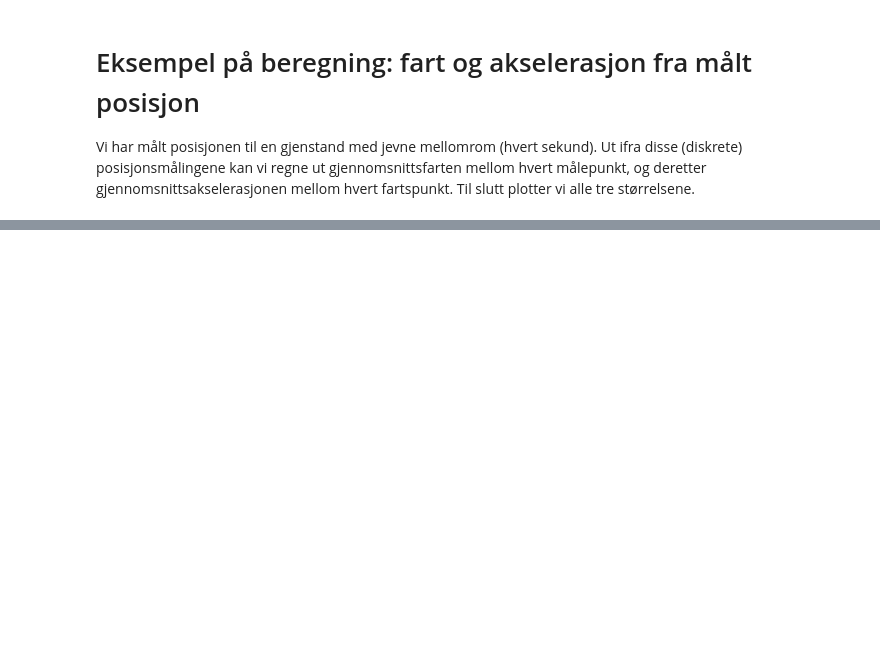
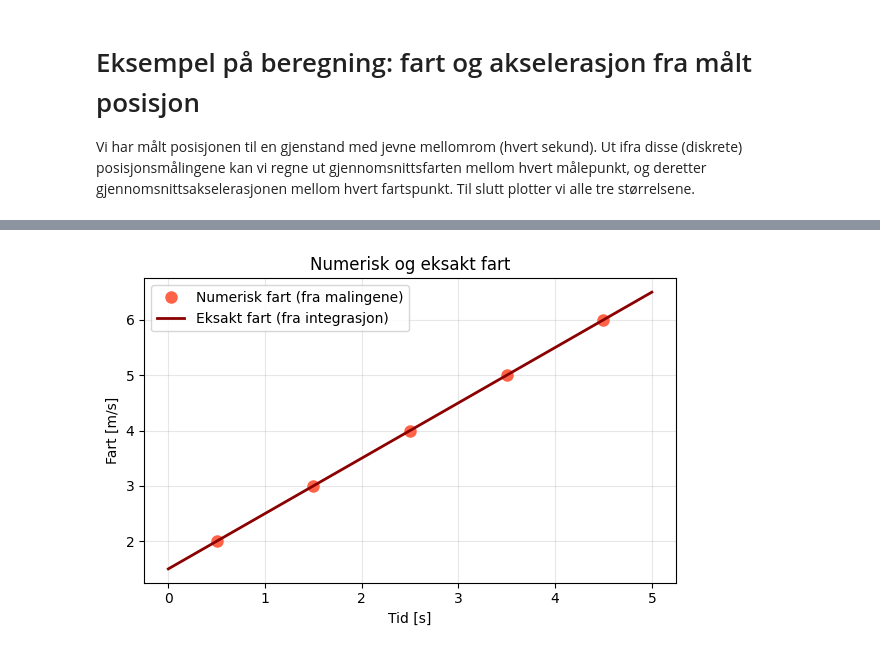
Before and after one commit to kosmoben/TRES0312, a Jupyter notebook: TRES0312 Python/Kap1_HvaErFysikk/K1_fart_og_akselerasjon.ipynb, the cells around one changed output, grey strips where cells are left out. Saved outputs shown, nothing was run; the diff lists cells and outputs as text; code cells hidden in the pictures; blank space fills up the shorter version.

```diff
--- a/TRES0312 Python/Kap1_HvaErFysikk/K1_fart_og_akselerasjon.ipynb
+++ b/TRES0312 Python/Kap1_HvaErFysikk/K1_fart_og_akselerasjon.ipynb
@@ -41,0 +68,45 @@ plt.show()
+# %%
+import sympy as sp
+
+# Akselerasjonen vi fant over er konstant - bruker gjennomsnittet som verdien
+a_verdi = a.mean()  # m/s^2
+
+t_sym, v0, s0 = sp.symbols('t v0 s0')
+
+# Integrerer akselerasjonen en gang -> eksakt uttrykk for farten
+v_uttrykk = sp.integrate(a_verdi, t_sym) + v0
+
+# Integrerer farten en gang til -> eksakt uttrykk for strekningen
+s_uttrykk = sp.integrate(v_uttrykk, t_sym) + s0
+
+# Bestemmer integrasjonskonstantene v0 og s0 ut fra de malte posisjonene
+# ved t = 0 og t = 1 (de to forste malepunktene)
+losning = sp.solve([
+    s_uttrykk.subs(t_sym, t[0]) - s[0],
+    s_uttrykk.subs(t_sym, t[1]) - s[1],
+], [v0, s0])
+
+v_eksakt_uttrykk = sp.simplify(v_uttrykk.subs(losning))
+s_eksakt_uttrykk = sp.simplify(s_uttrykk.subs(losning))
+
+print(f"Eksakt fart:      v(t) = {v_eksakt_uttrykk}")
+print(f"Eksakt strekning: s(t) = {s_eksakt_uttrykk}")
+
+# Gjor de eksakte uttrykkene om til vanlige python-funksjoner vi kan plotte
+v_eksakt = sp.lambdify(t_sym, v_eksakt_uttrykk, 'numpy')
+s_eksakt = sp.lambdify(t_sym, s_eksakt_uttrykk, 'numpy')
+
+t_kontinuerlig = np.linspace(t[0], t[-1], 200)
+# %%
+plt.figure(figsize=(6, 4))
+plt.plot(t_v, v, 'o', color='tomato', markersize=8, label='Numerisk fart (fra malingene)')
+plt.plot(t_kontinuerlig, v_eksakt(t_kontinuerlig), '-', color='darkred', linewidth=2, label='Eksakt fart (fra integrasjon)')
+plt.xlabel('Tid [s]')
+plt.ylabel('Fart [m/s]')
+plt.title('Numerisk og eksakt fart')
+plt.legend()
+plt.grid(True, alpha=0.3)
+plt.tight_layout()
+plt.show()
+# %% [output]
+[figure, added]
```
Also changed, not shown: parts of 3 cells of this notebook, 6 other files.
